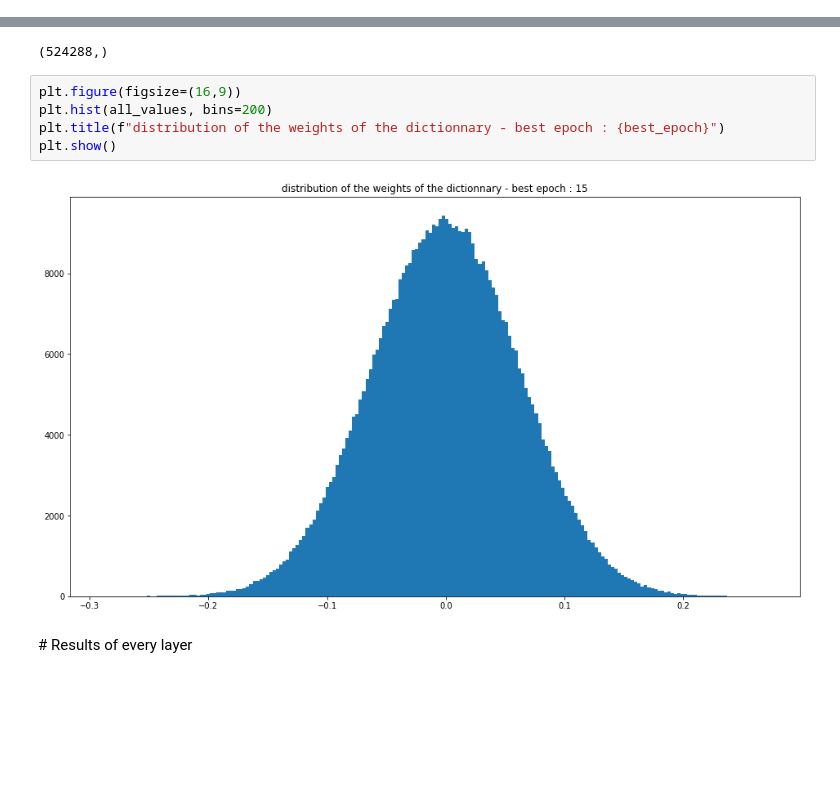
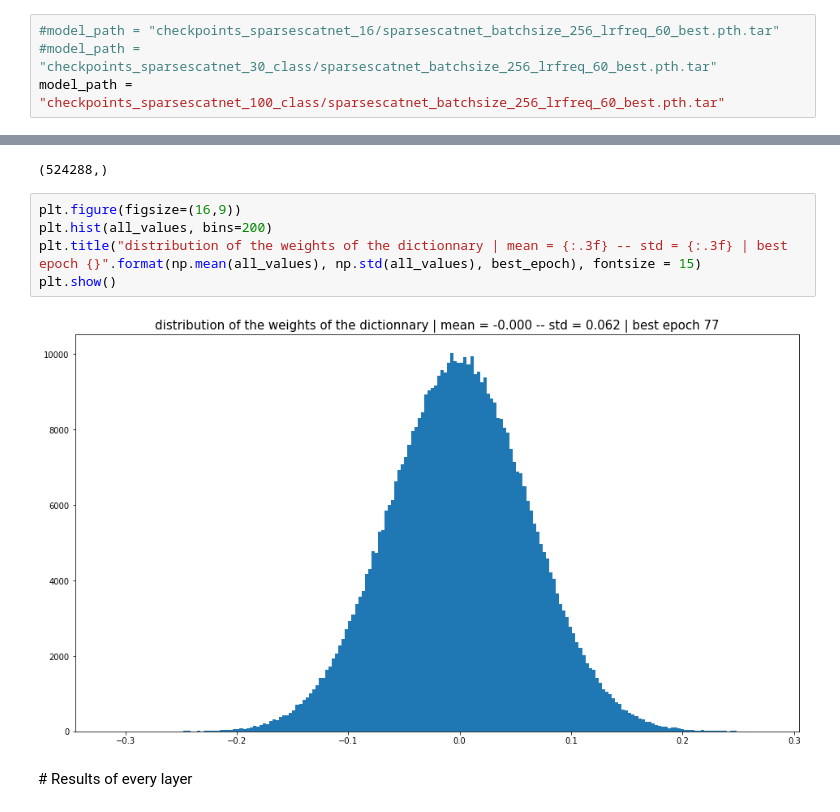
Before and after one commit to ahmedben0/Deep-network-classification-by-scattering-and-homotopy-dictionary-learning, a Jupyter notebook: model_analysis.ipynb, the cells around one changed output, grey strips where cells are left out. Saved outputs shown, nothing was run; the diff lists cells and outputs as text; blank space fills up the shorter version.

```diff
--- a/model_analysis.ipynb
+++ b/model_analysis.ipynb
@@ -67,3 +84,7 @@ model_path = "checkpoints_sparsescatnet_16/sparsescatnet_batchsize_256_lrfreq_60
+# %%
+#model_path = "checkpoints_sparsescatnet_16/sparsescatnet_batchsize_256_lrfreq_60_best.pth.tar"
+#model_path = "checkpoints_sparsescatnet_30_class/sparsescatnet_batchsize_256_lrfreq_60_best.pth.tar"
+model_path = "checkpoints_sparsescatnet_100_class/sparsescatnet_batchsize_256_lrfreq_60_best.pth.tar"
 # %%
 loaded_dict = torch.load(model_path)
 # %%
@@ -129,10 +141,10 @@ all_values.shape
 # %%
 plt.figure(figsize=(16,9))
 plt.hist(all_values, bins=200)
-plt.title(f"distribution of the weights of the dictionnary - best epoch : {best_epoch}")
+plt.title("distribution of the weights of the dictionnary | mean = {:.3f} -- std = {:.3f} | best epoch {}".format(np.mean(all_values), np.std(all_values), best_epoch), fontsize = 15)
 plt.show()
 # %% [output]
-[figure, old version]
+[figure, new version]
 # %% [markdown]
 # Results of every layer
 # %%
```
Also changed, not shown: parts of 58 cells of this notebook.
